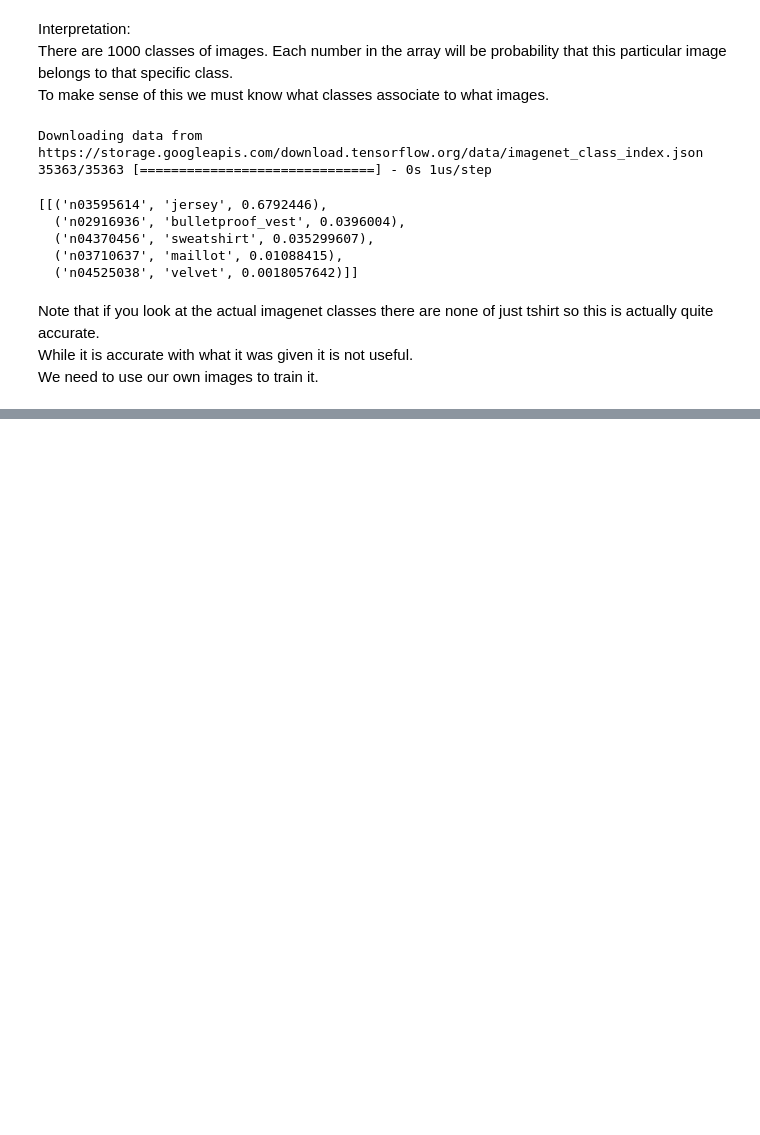
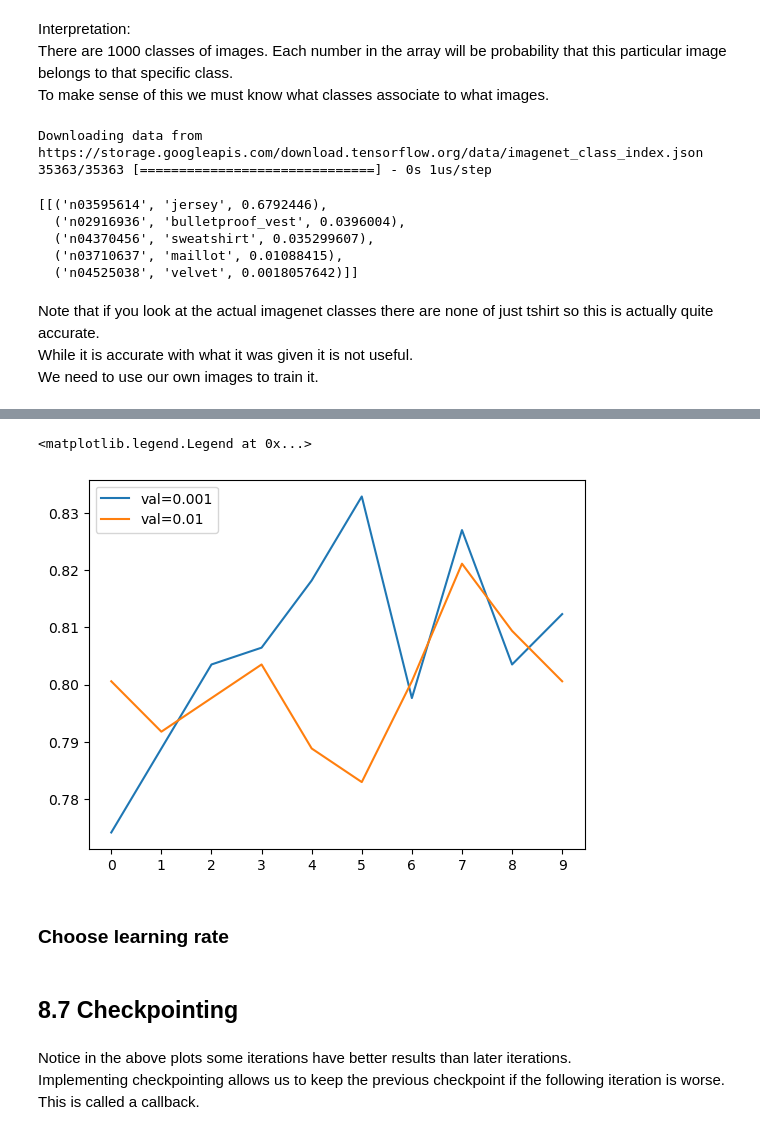
Before and after one commit to TylerJSimpson/machine_learning_zoomcamp, a Jupyter notebook: week_8/example.ipynb, the cells around one changed output, grey strips where cells are left out. Saved outputs shown, nothing was run; the diff lists cells and outputs as text; code cells hidden in the pictures; blank space fills up the shorter version.

```diff
--- a/week_8/example.ipynb
+++ b/week_8/example.ipynb
@@ -161,0 +430,12 @@ We need to use our own images to train it.
+# %%
+for lr, hist in scores.items():
+    #plt.plot(hist['accuracy'], label=('train=%s' % lr))
+    plt.plot(hist['val_accuracy'], label=('val=%s' % lr))
+
+plt.xticks(np.arange(10))
+plt.legend()
+# %% [output]
+<matplotlib.legend.Legend at 0x...>
+[figure, added]
+# %% [markdown]
+### Choose learning rate
@@ -161,0 +444,6 @@ We need to use our own images to train it.
+# %% [markdown]
+## 8.7 Checkpointing
+# %% [markdown]
+Notice in the above plots some iterations have better results than later iterations.
+Implementing checkpointing allows us to keep the previous checkpoint if the following iteration is worse.
+This is called a callback.
```
Also changed, not shown: parts of 85 cells of this notebook, 10 other files.
